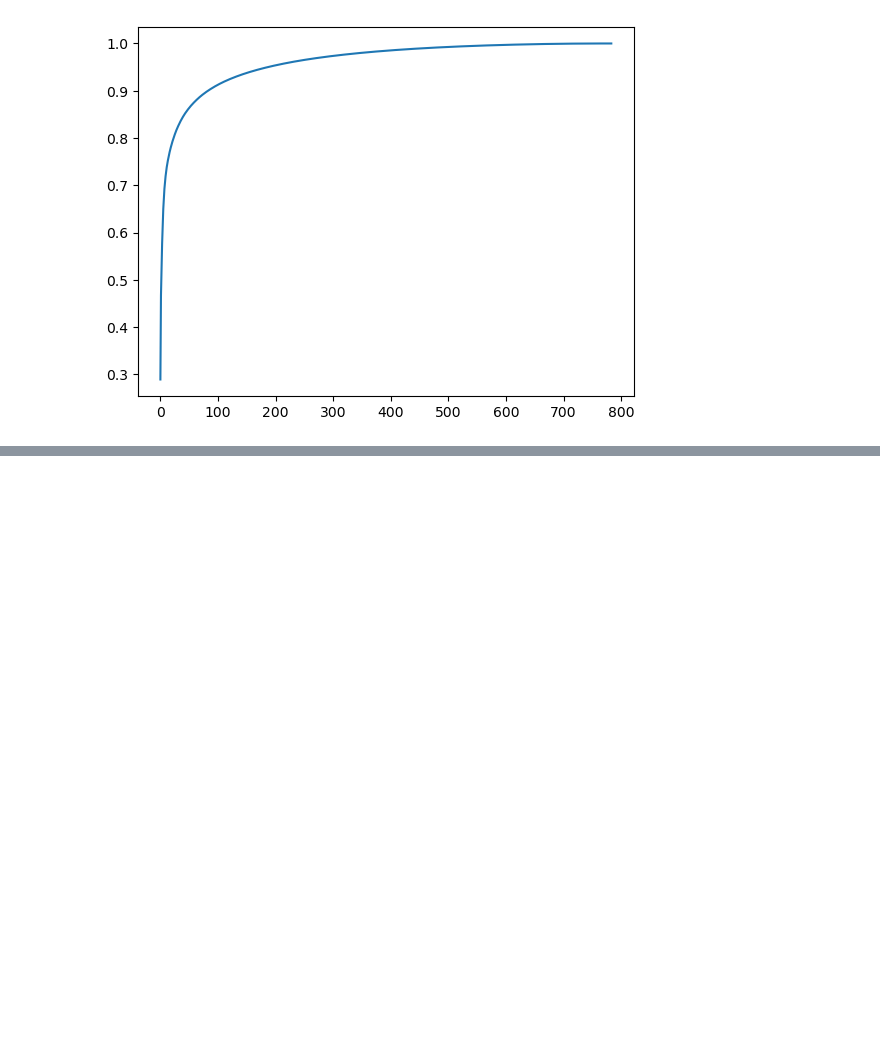
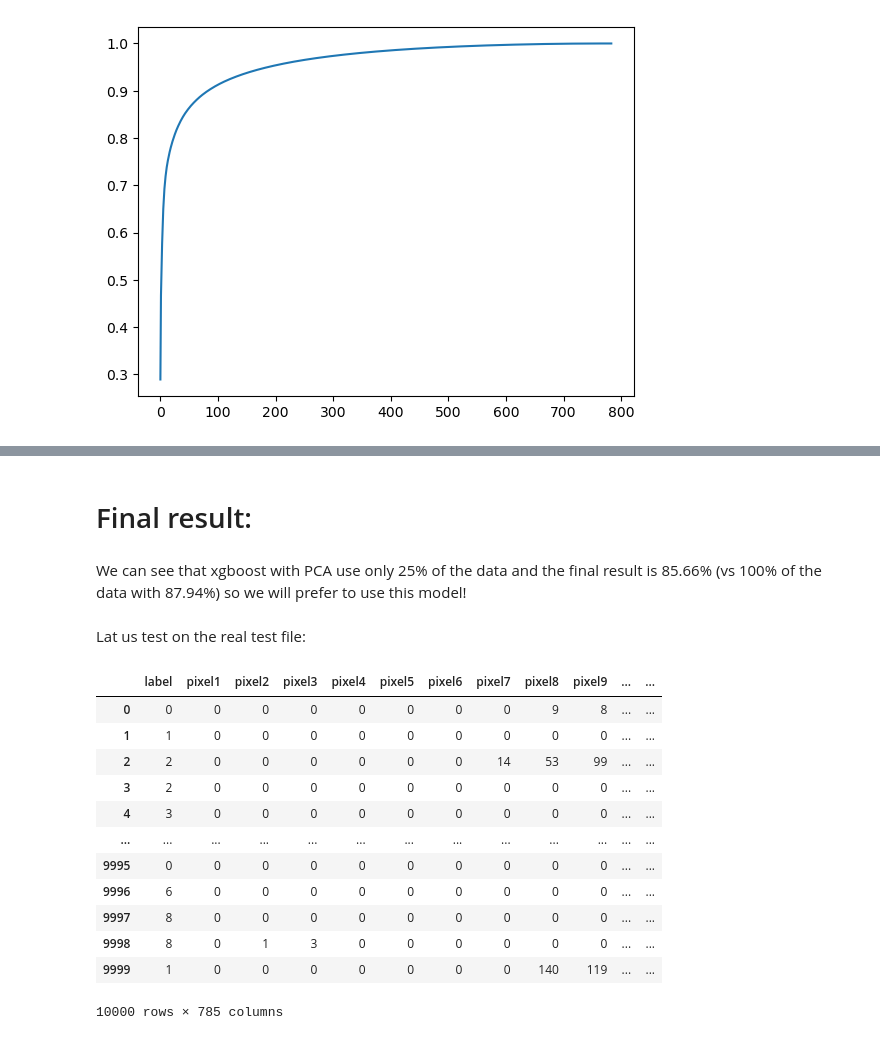
Before and after one commit to ortrsa/Data_Science_Final_Project_2, a Jupyter notebook: Notebook2-fashion Mnist.ipynb, the cells around one changed output, grey strips where cells are left out. Drawn from its saved outputs; the diff is of its cells as text; code cells hidden in the pictures; blank space fills up the shorter version.

```diff
--- a/Notebook2-fashion Mnist.ipynb
+++ b/Notebook2-fashion Mnist.ipynb
@@ -144,0 +171,22 @@ gx.score(pca_x_test,y_test)* 100
+# %% [markdown]
+# Final result:
+# %% [markdown]
+We can see that xgboost with PCA use only 25% of the data and the final result is 85.66% (vs 100% of the data with 87.94%) so we will prefer to use this model!
+# %% [markdown]
+Lat us test on the real test file:
+# %%
+X_finel_test
+# %% [output]
+|  | label | pixel1 | pixel2 | pixel3 | pixel4 | pixel5 | pixel6 | pixel7 | pixel8 | pixel9 | ... | ... |
+| 0 | 0 | 0 | 0 | 0 | 0 | 0 | 0 | 0 | 9 | 8 | ... | ... |
+| 1 | 1 | 0 | 0 | 0 | 0 | 0 | 0 | 0 | 0 | 0 | ... | ... |
+| 2 | 2 | 0 | 0 | 0 | 0 | 0 | 0 | 14 | 53 | 99 | ... | ... |
+| 3 | 2 | 0 | 0 | 0 | 0 | 0 | 0 | 0 | 0 | 0 | ... | ... |
+| 4 | 3 | 0 | 0 | 0 | 0 | 0 | 0 | 0 | 0 | 0 | ... | ... |
+| ... | ... | ... | ... | ... | ... | ... | ... | ... | ... | ... | ... | ... |
+| 9995 | 0 | 0 | 0 | 0 | 0 | 0 | 0 | 0 | 0 | 0 | ... | ... |
+| 9996 | 6 | 0 | 0 | 0 | 0 | 0 | 0 | 0 | 0 | 0 | ... | ... |
+| 9997 | 8 | 0 | 0 | 0 | 0 | 0 | 0 | 0 | 0 | 0 | ... | ... |
+| 9998 | 8 | 0 | 1 | 3 | 0 | 0 | 0 | 0 | 0 | 0 | ... | ... |
+| 9999 | 1 | 0 | 0 | 0 | 0 | 0 | 0 | 0 | 140 | 119 | ... | ... |
+10000 rows × 785 columns
```
Also changed, not shown: parts of 23 cells of this notebook.
